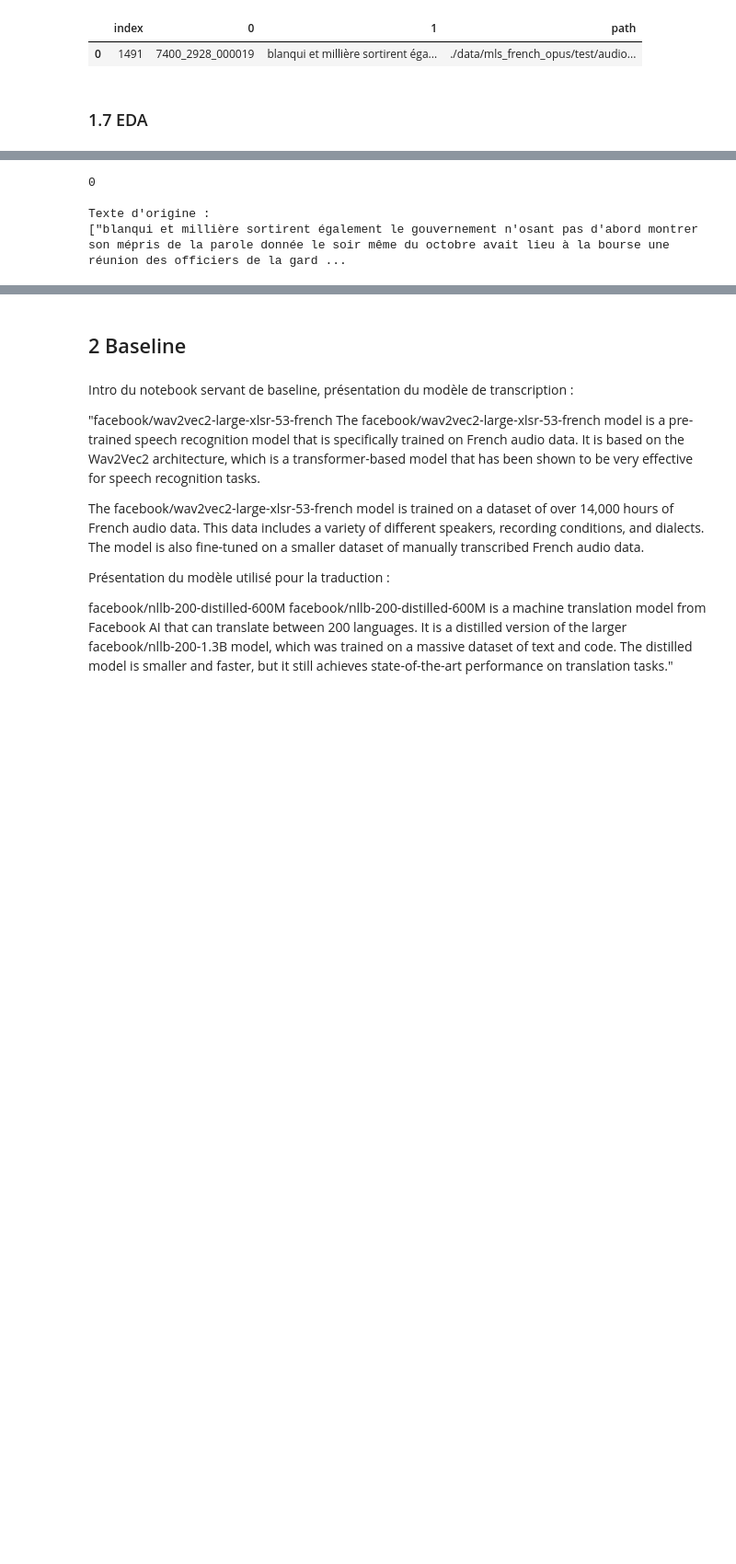
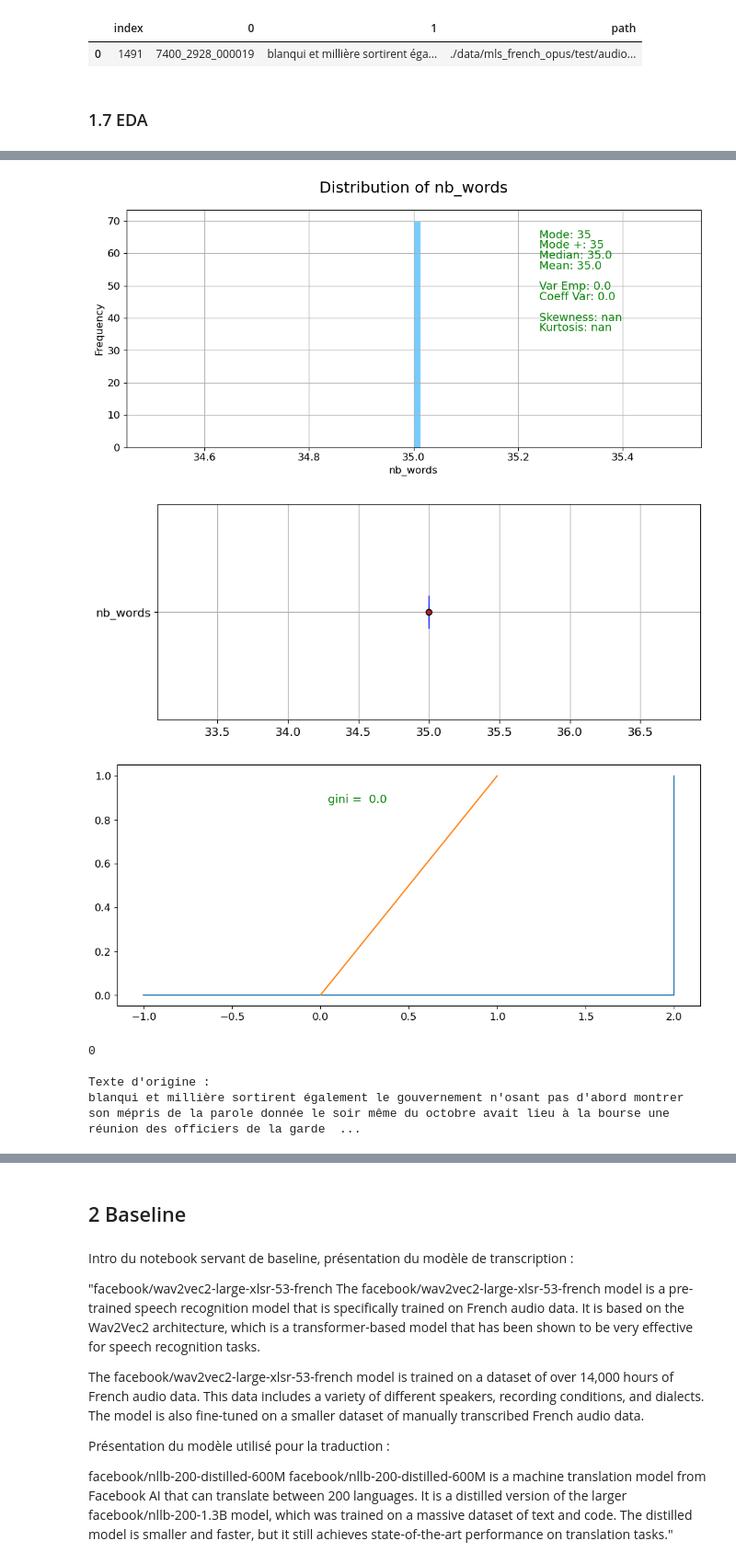
Before and after one commit to Kiwinokoto/OC_projet_7_Transcription_speech_to_text_et_traduction, a Jupyter notebook: Oudelet_Kevin_1_notebook_pretraitement_130424.ipynb, the cells around one changed output, grey strips where cells are left out. Shown at 92% size. Drawn from its saved outputs; the diff is of its cells as text; code cells hidden in the pictures; blank space fills up the shorter version.

```diff
--- a/Oudelet_Kevin_1_notebook_pretraitement_130424.ipynb
+++ b/Oudelet_Kevin_1_notebook_pretraitement_130424.ipynb
@@ -480,0 +766,7 @@ test_data.head()
+# %%
+# describe nb mots
+
+# test_data['nb_chars'] = test_data[1].apply(len)
+test_data['nb_words'] = test_data[1].apply(lambda x: len(x.split()))
+
+display(test_data[['nb_words']].describe())
@@ -481,3 +783,11 @@ test_data.head()
+# %%
+# Visualisation
+
+graphs_analyse_uni(test_data, 'nb_words', bins=70, r=2)
+# %% [output]
+[figure, added]
+[figure, added]
+[figure, added]
 # %%
 # Observons qq transcripts
 
@@ -487,7 +797,7 @@ for index in test_data.index[:max_exemples]:
     print(f'{index}', '\n')
 
     print('Texte d\'origine :')
-    print(test_data.loc[test_data.index == index, [1]].values[0], '\n')
+    print(test_data.loc[test_data.index == index, [1]].values[0][0], '\n')
 
 # Pas de majuscules
 # Pas de ponctuation, sauf apostrophes et tirets
@@ -495,4 +805,4 @@ for index in test_data.index[:max_exemples]:
 0
 
 Texte d'origine :
-["blanqui et millière sortirent également le gouvernement n'osant pas d'abord montrer son mépris de la parole donnée le soir même du octobre avait lieu à la bourse une réunion des officiers de la gard ...
+blanqui et millière sortirent également le gouvernement n'osant pas d'abord montrer son mépris de la parole donnée le soir même du octobre avait lieu à la bourse une réunion des officiers de la garde  ...
```
Also changed, not shown: parts of 30 cells of this notebook, 1 other file.
